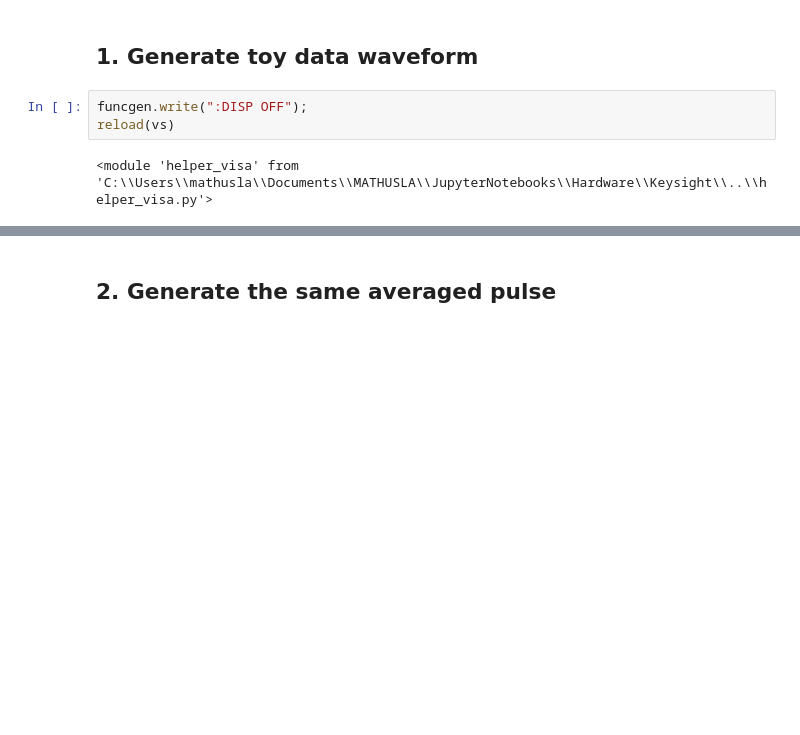
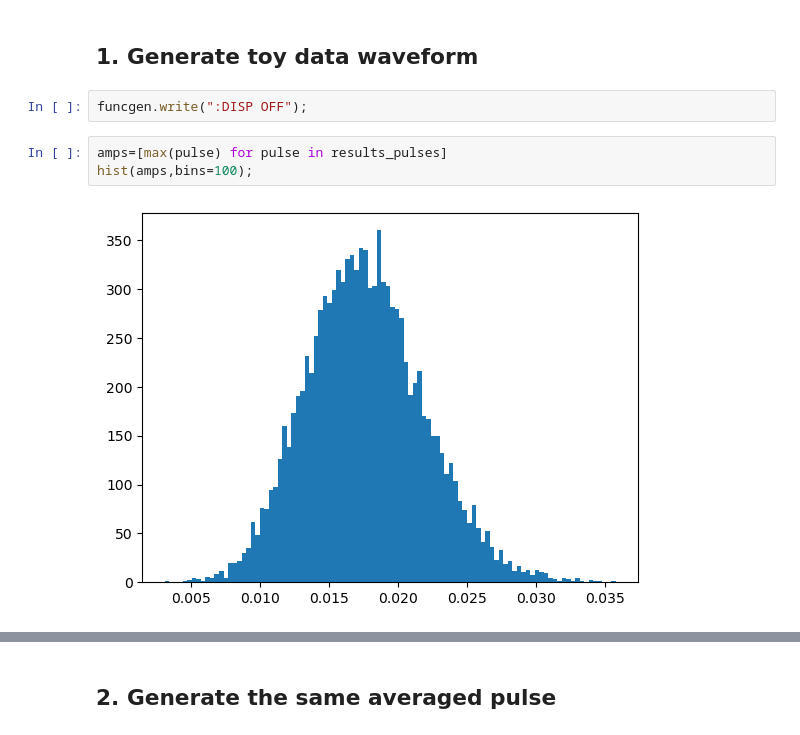
Before and after one commit to EdmondRen/Mu-Hardware, a Jupyter notebook: Keysight/Dummy_pulse_test.ipynb, the cells around one changed output, grey strips where cells are left out. Saved outputs shown, nothing was run; the diff lists cells and outputs as text; blank space fills up the shorter version.

```diff
--- a/Keysight/Dummy_pulse_test.ipynb
+++ b/Keysight/Dummy_pulse_test.ipynb
@@ -225,7 +234,9 @@ vs.disconnect(funcgen)
 ## 1. Generate toy data waveform
 # %%
 funcgen.write(":DISP OFF");
-reload(vs)
-# %% [output]
-<module 'helper_visa' from 'C:\\Users\\mathusla\\Documents\\MATHUSLA\\JupyterNotebooks\\Hardware\\Keysight\\..\\helper_visa.py'>
+# %%
+amps=[max(pulse) for pulse in results_pulses]
+hist(amps,bins=100);
+# %% [output]
+[figure, added]
 # %%
```
Also changed, not shown: parts of 10 cells of this notebook, 20 other files.
